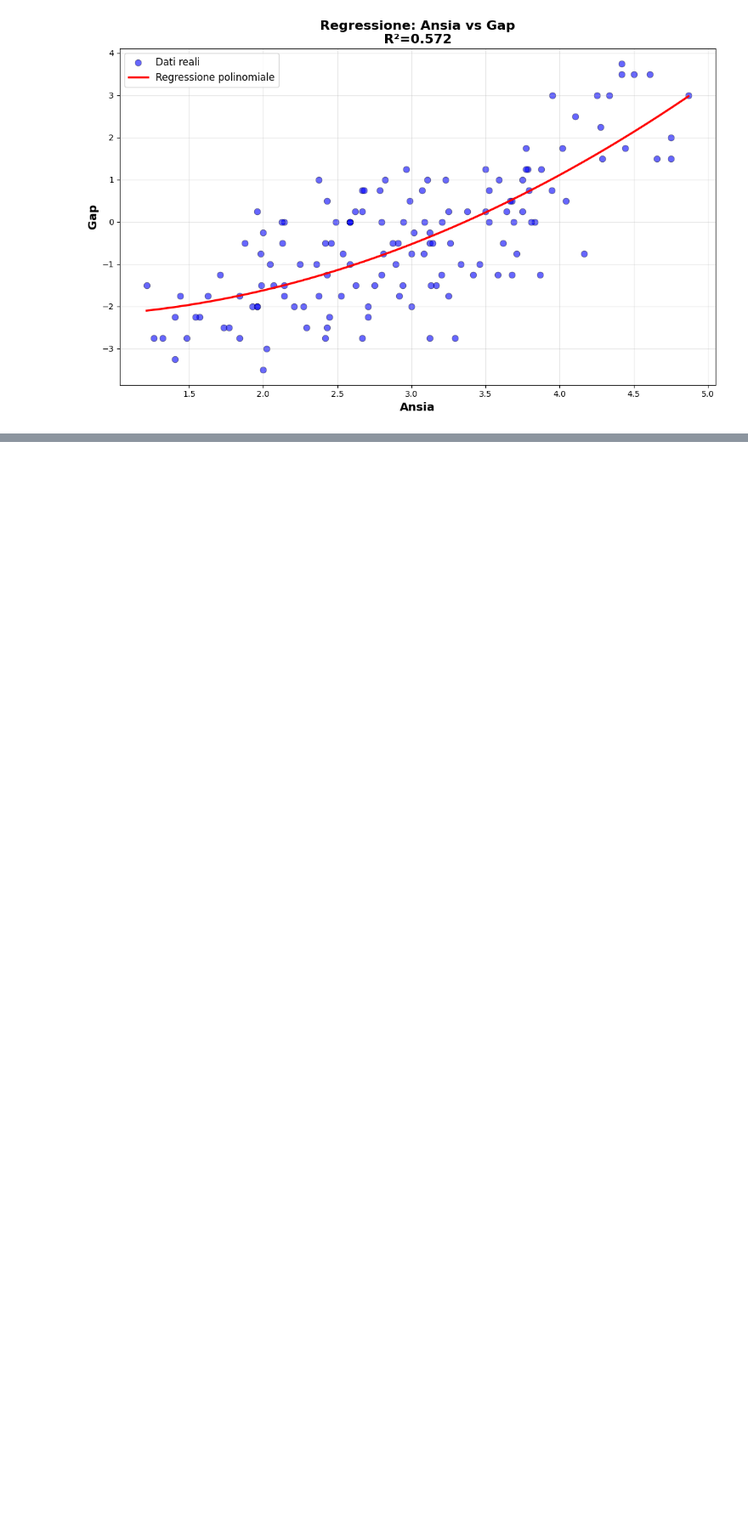
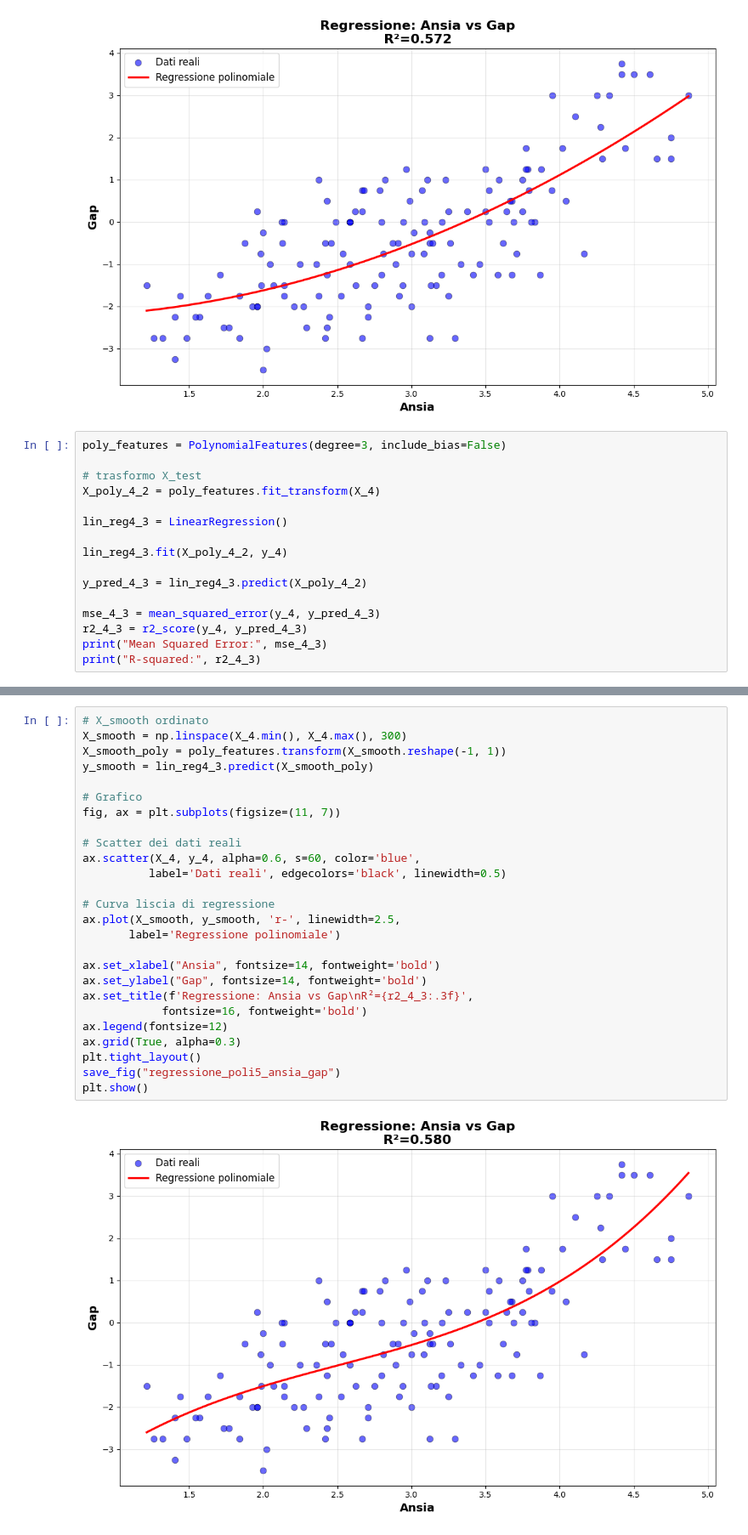
Before and after one commit to gaiacassinelli1/Project-Work, a Jupyter notebook: notebook/regressioni.ipynb, the cells around one changed output, grey strips where cells are left out. Shown at 85% size. Cells and saved outputs as stored; diff of their text form; blank space fills up the shorter version.

Commit message:
fix regressioni

```diff
--- a/notebook/regressioni.ipynb
+++ b/notebook/regressioni.ipynb
@@ -553,3 +553,19 @@ save_fig("regressione_poli4_ansia_gap")
 plt.show()
 # %% [output]
 [figure]
+# %%
+poly_features = PolynomialFeatures(degree=3, include_bias=False)
+
+# trasformo X_test
+X_poly_4_2 = poly_features.fit_transform(X_4)
+
+lin_reg4_3 = LinearRegression()
+
+lin_reg4_3.fit(X_poly_4_2, y_4)
+
+y_pred_4_3 = lin_reg4_3.predict(X_poly_4_2)
+
+mse_4_3 = mean_squared_error(y_4, y_pred_4_3)
+r2_4_3 = r2_score(y_4, y_pred_4_3)
+print("Mean Squared Error:", mse_4_3)
+print("R-squared:", r2_4_3)
@@ -556,3 +575,31 @@ plt.show()
+# %%
+# X_smooth ordinato
+X_smooth = np.linspace(X_4.min(), X_4.max(), 300)
+X_smooth_poly = poly_features.transform(X_smooth.reshape(-1, 1))
+y_smooth = lin_reg4_3.predict(X_smooth_poly)
+
+# Grafico
+fig, ax = plt.subplots(figsize=(11, 7))
+
+# Scatter dei dati reali
+ax.scatter(X_4, y_4, alpha=0.6, s=60, color='blue',
+          label='Dati reali', edgecolors='black', linewidth=0.5)
+
+# Curva liscia di regressione
+ax.plot(X_smooth, y_smooth, 'r-', linewidth=2.5,
+       label='Regressione polinomiale')
+
+ax.set_xlabel("Ansia", fontsize=14, fontweight='bold')
+ax.set_ylabel("Gap", fontsize=14, fontweight='bold')
+ax.set_title(f'Regressione: Ansia vs Gap\nR²={r2_4_3:.3f}',
+            fontsize=16, fontweight='bold')
+ax.legend(fontsize=12)
+ax.grid(True, alpha=0.3)
+plt.tight_layout()
+save_fig("regressione_poli5_ansia_gap")
+plt.show()
+# %% [output]
+[figure, added]
 # %%
 # cross-validation
 
```
Also changed, not shown: parts of 2 cells of this notebook, 3 other files.
